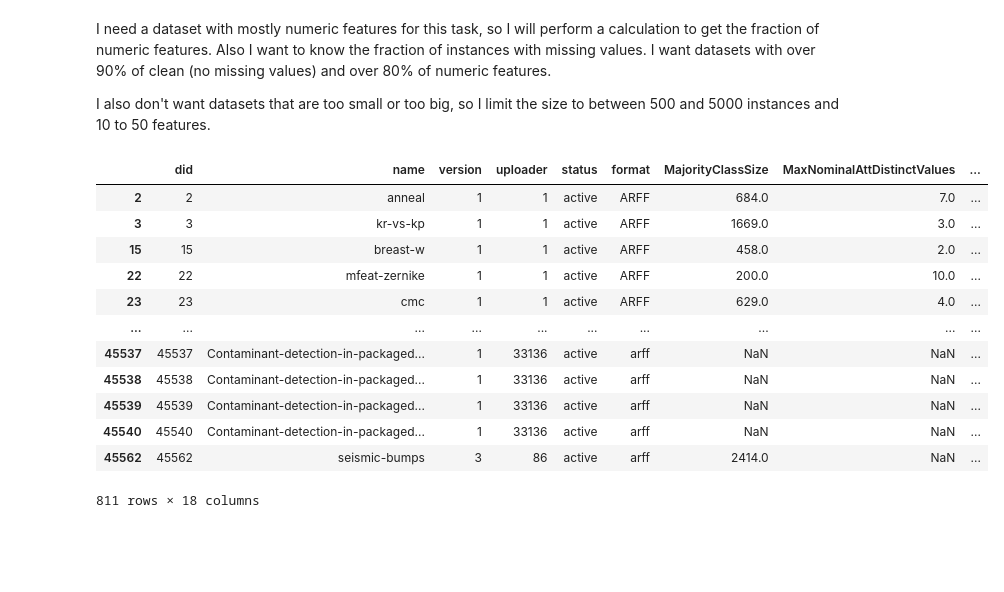
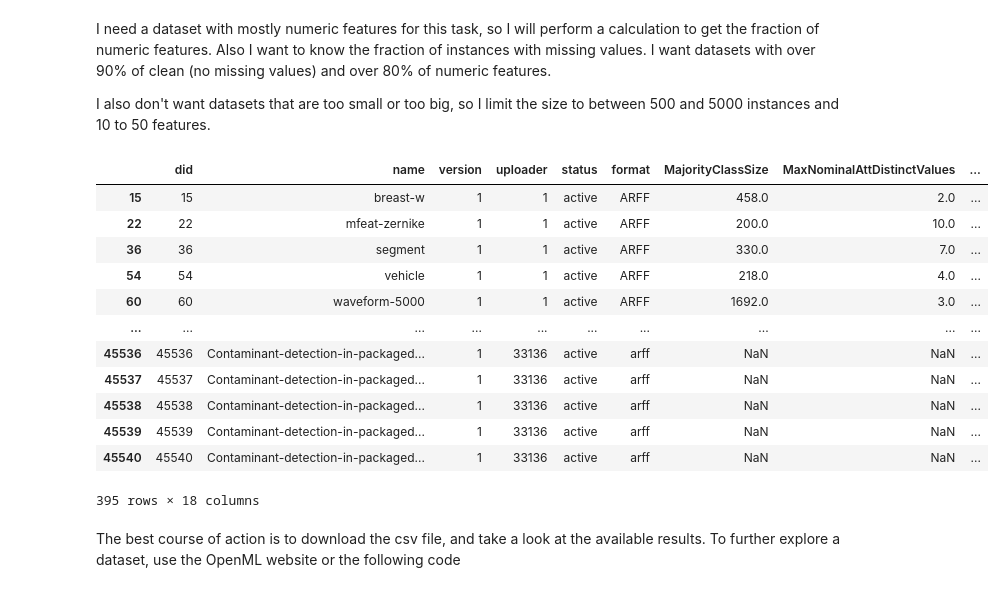
Before and after one commit to krikorantranik/Work, a Jupyter notebook: DataSelectionFromOpenML.ipynb, the cells around one changed output. Drawn from its saved outputs; the diff is of its cells as text; code cells hidden in the pictures; blank space fills up the shorter version.

```diff
--- a/DataSelectionFromOpenML.ipynb
+++ b/DataSelectionFromOpenML.ipynb
@@ -36,21 +37,24 @@ I also don't want datasets that are too small or too big, so I limit the size to
 # %%
 availDatasets["FracNumeric"] = 1.00*availDatasets['NumberOfNumericFeatures']/availDatasets['NumberOfFeatures']
 availDatasets["FracClean"] = 1-1.00*availDatasets['NumberOfInstancesWithMissingValues']/availDatasets['NumberOfInstances']
+availDatasets = availDatasets[(availDatasets['FracNumeric']>=0.8) & (availDatasets['FracClean']>=0.9)]
 availDatasets = availDatasets[(availDatasets['NumberOfInstances']>=500) & (availDatasets['NumberOfInstances']<=5000)]
 availDatasets = availDatasets[(availDatasets['NumberOfFeatures']>=10) & (availDatasets['NumberOfFeatures']<=50)]
 availDatasets.to_csv('Datasetlist.csv')
 availDatasets
 # %% [output]
 |  | did | name | version | uploader | status | format | MajorityClassSize | MaxNominalAttDistinctValues | ... |
-| 2 | 2 | anneal | 1 | 1 | active | ARFF | 684.0 | 7.0 | ... |
-| 3 | 3 | kr-vs-kp | 1 | 1 | active | ARFF | 1669.0 | 3.0 | ... |
 | 15 | 15 | breast-w | 1 | 1 | active | ARFF | 458.0 | 2.0 | ... |
 | 22 | 22 | mfeat-zernike | 1 | 1 | active | ARFF | 200.0 | 10.0 | ... |
-| 23 | 23 | cmc | 1 | 1 | active | ARFF | 629.0 | 4.0 | ... |
+| 36 | 36 | segment | 1 | 1 | active | ARFF | 330.0 | 7.0 | ... |
+| 54 | 54 | vehicle | 1 | 1 | active | ARFF | 218.0 | 4.0 | ... |
+| 60 | 60 | waveform-5000 | 1 | 1 | active | ARFF | 1692.0 | 3.0 | ... |
 | ... | ... | ... | ... | ... | ... | ... | ... | ... | ... |
+| 45536 | 45536 | Contaminant-detection-in-packaged... | 1 | 33136 | active | arff | NaN | NaN | ... |
 | 45537 | 45537 | Contaminant-detection-in-packaged... | 1 | 33136 | active | arff | NaN | NaN | ... |
 | 45538 | 45538 | Contaminant-detection-in-packaged... | 1 | 33136 | active | arff | NaN | NaN | ... |
 | 45539 | 45539 | Contaminant-detection-in-packaged... | 1 | 33136 | active | arff | NaN | NaN | ... |
 | 45540 | 45540 | Contaminant-detection-in-packaged... | 1 | 33136 | active | arff | NaN | NaN | ... |
-| 45562 | 45562 | seismic-bumps | 3 | 86 | active | arff | 2414.0 | NaN | ... |
-811 rows × 18 columns
+395 rows × 18 columns
+# %% [markdown]
+The best course of action is to download the csv file, and take a look at the available results. To further explore a dataset, use the OpenML website or the following code
```
Also changed, not shown: parts of 4 cells of this notebook.
